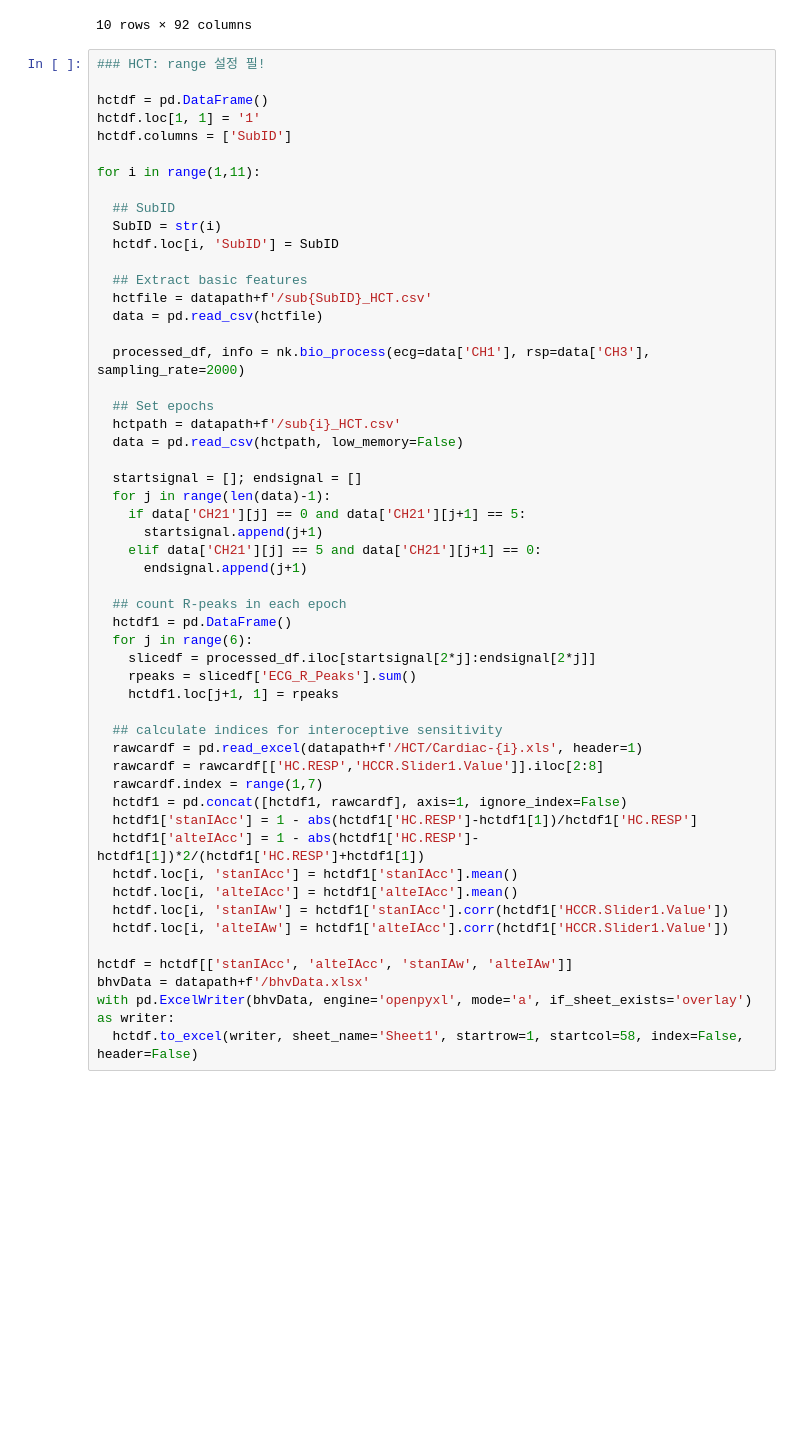
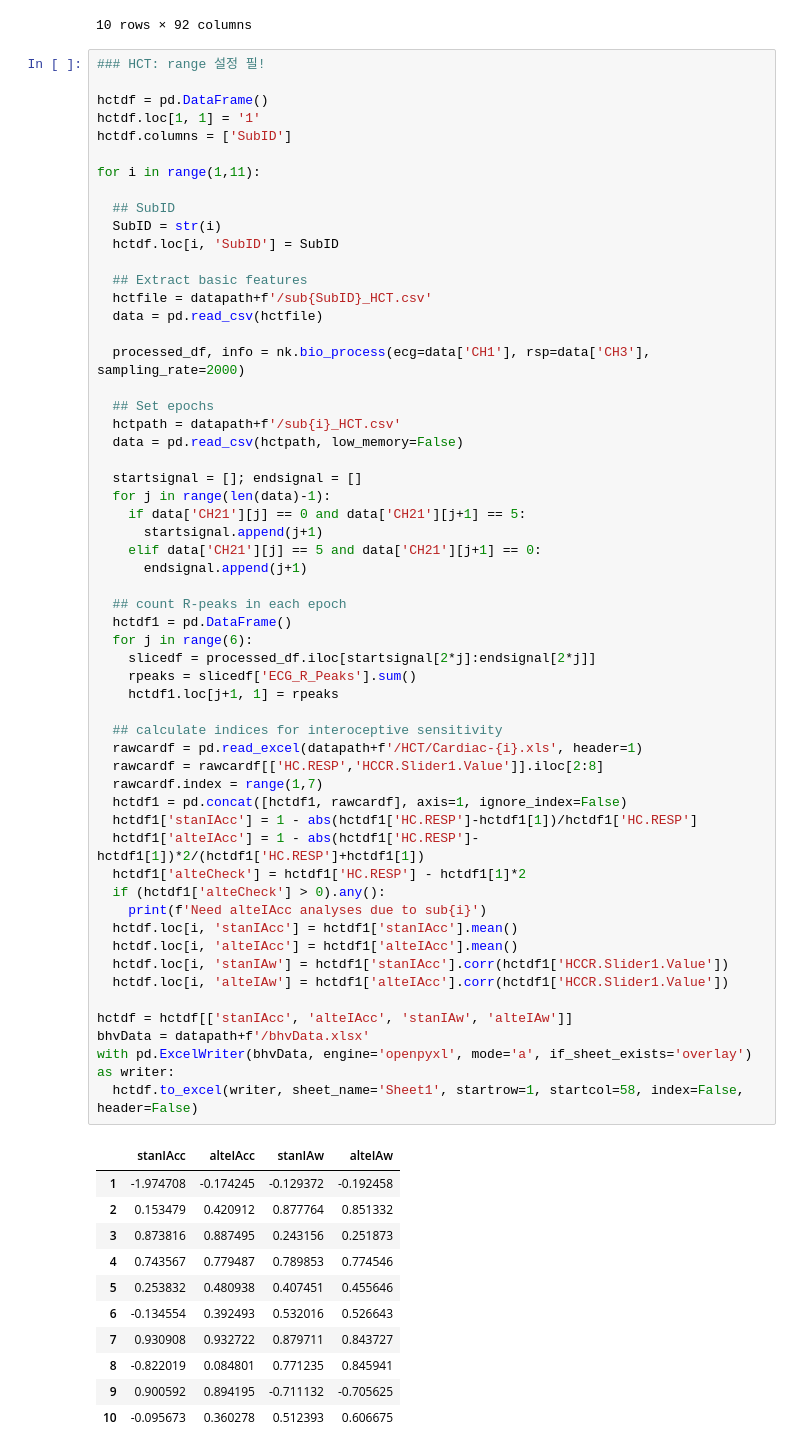
Before and after one commit to daonly/personal, a Jupyter notebook: [Conf]_physio.ipynb, the cells around one changed output. Saved outputs shown, nothing was run; the diff lists cells and outputs as text; blank space fills up the shorter version.

```diff
--- a/[Conf]_physio.ipynb
+++ b/[Conf]_physio.ipynb
@@ -167,30 +135,45 @@ for i in range(1,11):
   startsignal = []; endsignal = []
   for j in range(len(data)-1):
     if data['CH21'][j] == 0 and data['CH21'][j+1] == 5:
       startsignal.append(j+1)
     elif data['CH21'][j] == 5 and data['CH21'][j+1] == 0:
       endsignal.append(j+1)
 
   ## count R-peaks in each epoch
   hctdf1 = pd.DataFrame()
   for j in range(6):
     slicedf = processed_df.iloc[startsignal[2*j]:endsignal[2*j]]
     rpeaks = slicedf['ECG_R_Peaks'].sum()
     hctdf1.loc[j+1, 1] = rpeaks
 
   ## calculate indices for interoceptive sensitivity
   rawcardf = pd.read_excel(datapath+f'/HCT/Cardiac-{i}.xls', header=1)
   rawcardf = rawcardf[['HC.RESP','HCCR.Slider1.Value']].iloc[2:8]
   rawcardf.index = range(1,7)
   hctdf1 = pd.concat([hctdf1, rawcardf], axis=1, ignore_index=False)
   hctdf1['stanIAcc'] = 1 - abs(hctdf1['HC.RESP']-hctdf1[1])/hctdf1['HC.RESP']
   hctdf1['alteIAcc'] = 1 - abs(hctdf1['HC.RESP']-hctdf1[1])*2/(hctdf1['HC.RESP']+hctdf1[1])
+  hctdf1['alteCheck'] = hctdf1['HC.RESP'] - hctdf1[1]*2
+  if (hctdf1['alteCheck'] > 0).any():
+    print(f'Need alteIAcc analyses due to sub{i}')
   hctdf.loc[i, 'stanIAcc'] = hctdf1['stanIAcc'].mean()
   hctdf.loc[i, 'alteIAcc'] = hctdf1['alteIAcc'].mean()
   hctdf.loc[i, 'stanIAw'] = hctdf1['stanIAcc'].corr(hctdf1['HCCR.Slider1.Value'])
   hctdf.loc[i, 'alteIAw'] = hctdf1['alteIAcc'].corr(hctdf1['HCCR.Slider1.Value'])
 
 hctdf = hctdf[['stanIAcc', 'alteIAcc', 'stanIAw', 'alteIAw']]
 bhvData = datapath+f'/bhvData.xlsx'
 with pd.ExcelWriter(bhvData, engine='openpyxl', mode='a', if_sheet_exists='overlay') as writer:
   hctdf.to_excel(writer, sheet_name='Sheet1', startrow=1, startcol=58, index=False, header=False)
+# %% [output]
+|  | stanIAcc | alteIAcc | stanIAw | alteIAw |
+| 1 | -1.974708 | -0.174245 | -0.129372 | -0.192458 |
+| 2 | 0.153479 | 0.420912 | 0.877764 | 0.851332 |
+| 3 | 0.873816 | 0.887495 | 0.243156 | 0.251873 |
+| 4 | 0.743567 | 0.779487 | 0.789853 | 0.774546 |
+| 5 | 0.253832 | 0.480938 | 0.407451 | 0.455646 |
+| 6 | -0.134554 | 0.392493 | 0.532016 | 0.526643 |
+| 7 | 0.930908 | 0.932722 | 0.879711 | 0.843727 |
+| 8 | -0.822019 | 0.084801 | 0.771235 | 0.845941 |
+| 9 | 0.900592 | 0.894195 | -0.711132 | -0.705625 |
+| 10 | -0.095673 | 0.360278 | 0.512393 | 0.606675 |
```
Also changed, not shown: parts of 3 cells of this notebook.
